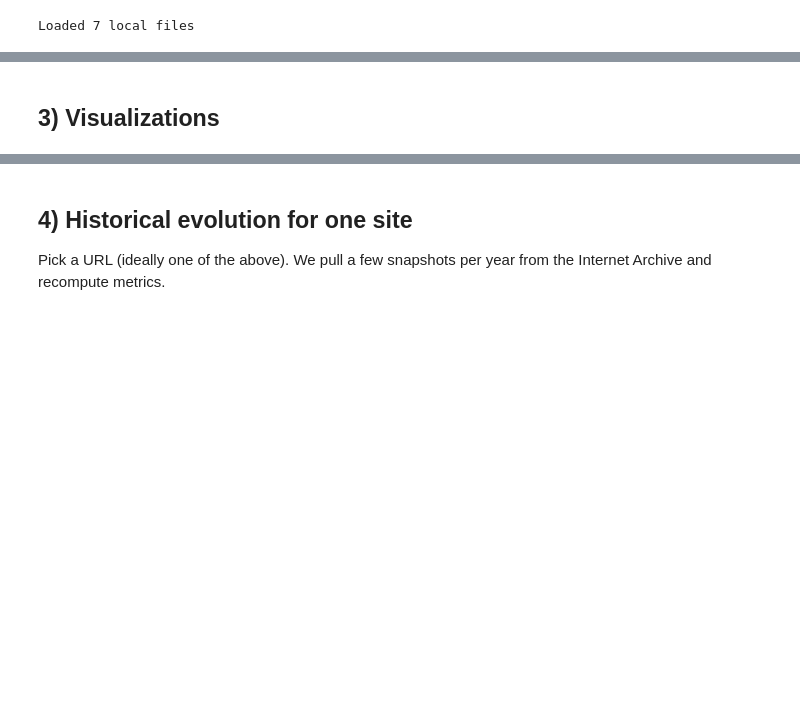
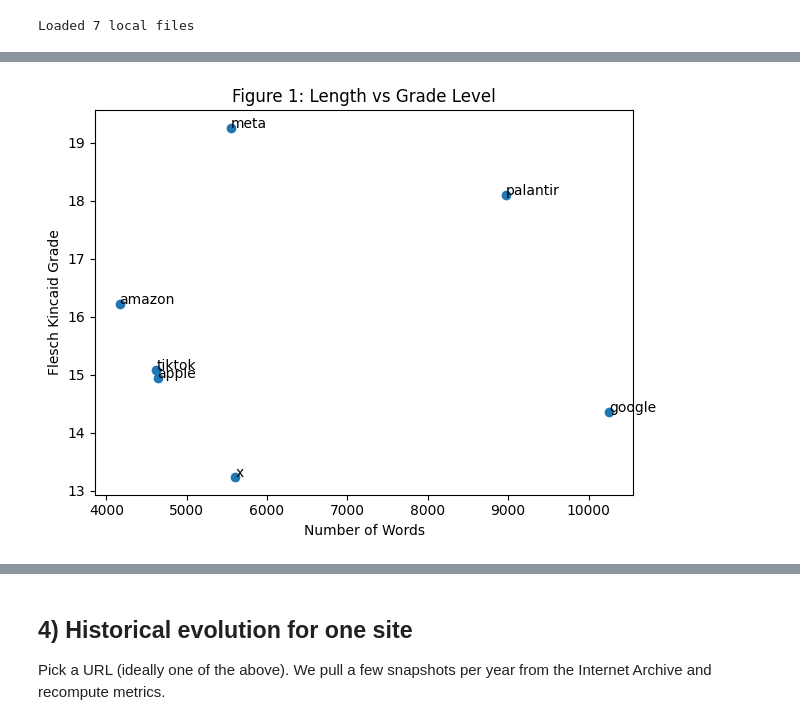
Before and after one commit to andrewbrodriguez/compsci1050, a Jupyter notebook: privacy_policies/policy_analysis.ipynb, the cells around one changed output, grey strips where cells are left out. Cells and saved outputs as stored; diff of their text form; code cells hidden in the pictures; blank space fills up the shorter version.

```diff
--- a/privacy_policies/policy_analysis.ipynb
+++ b/privacy_policies/policy_analysis.ipynb
@@ -60,16 +60,15 @@ OSError: Cannot save file into a non-existent directory: '/Users/andrewrodriguez
-# %% [markdown]
-## 3) Visualizations
 # %%
 # Figure 1: Words vs Flesch-Kincaid Grade (length vs grade level)
 plt.figure()
 plt.scatter(df['n_words'], df['flesch_kincaid_grade'])
 for i, name in enumerate(df.index):
     plt.annotate(name, (df['n_words'].iloc[i], df['flesch_kincaid_grade'].iloc[i]))
-plt.xlabel('Words')
-plt.ylabel('Flesch–Kincaid Grade')
+plt.xlabel('Number of Words')
+plt.ylabel('Flesch Kincaid Grade')
 plt.title('Figure 1: Length vs Grade Level')
-plt.grid(True)
 plt.tight_layout()
 plt.savefig(os.path.join(FIG_DIR, 'length_vs_grade.png'), dpi=200)
 plt.show()
+# %% [output]
+[figure, added]
 # %%
```
Also changed, not shown: parts of 10 cells of this notebook, 22 other files.
